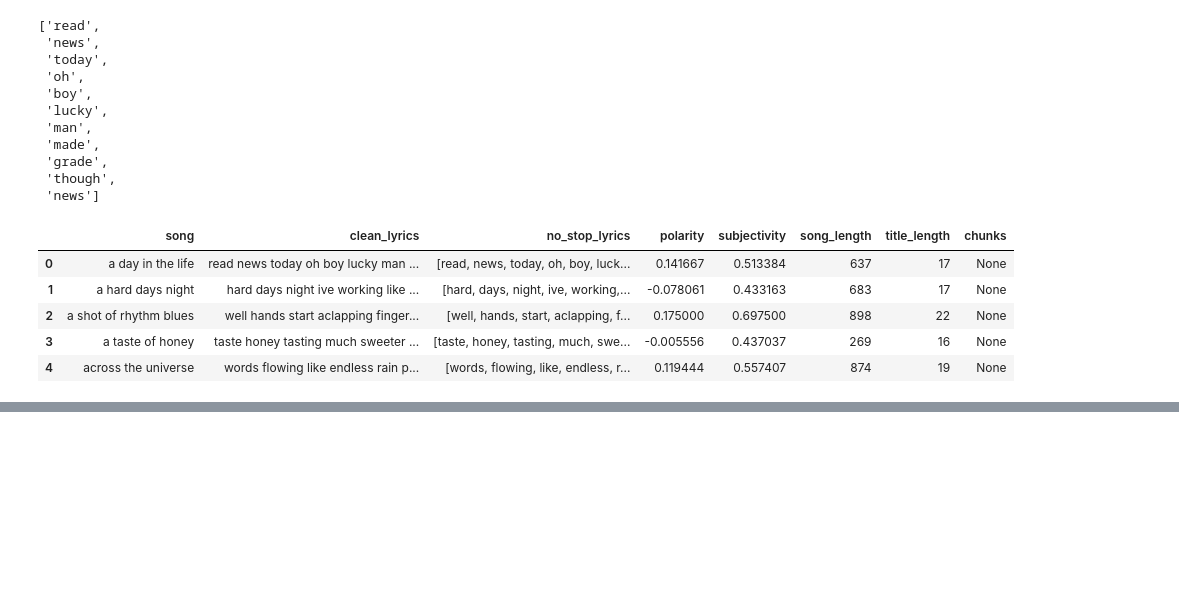
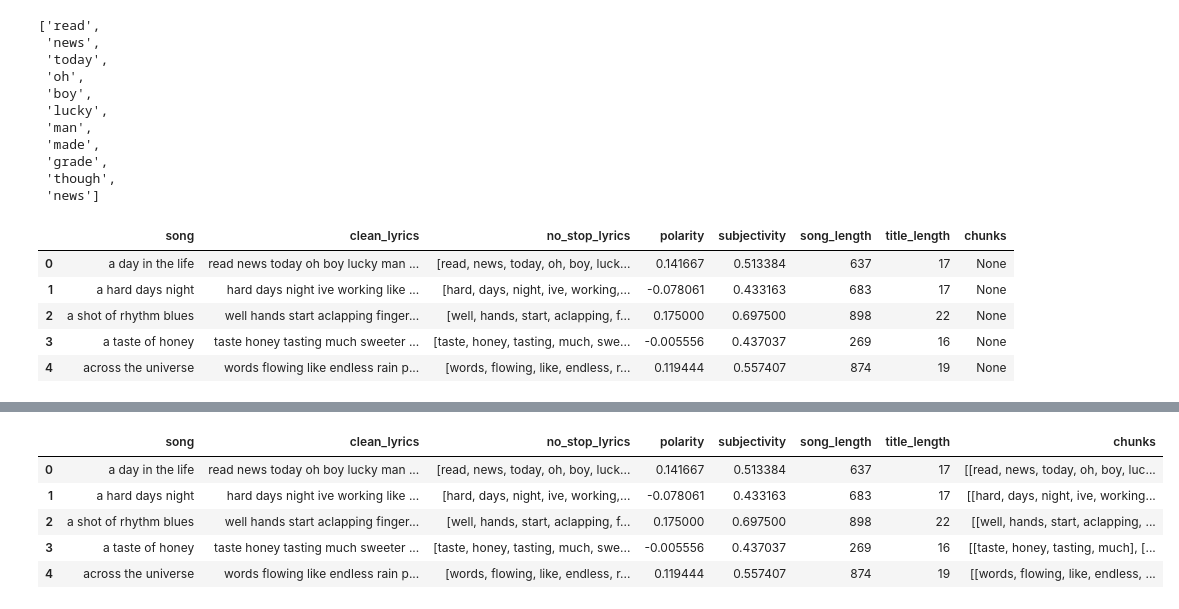
Before and after one commit to ArielJosephCohen/beatles_lyrics_topic_modeling, a Jupyter notebook: data_cleaning.ipynb, the cells around one changed output, grey strips where cells are left out. Drawn from its saved outputs; the diff is of its cells as text; code cells hidden in the pictures; blank space fills up the shorter version.

```diff
--- a/data_cleaning.ipynb
+++ b/data_cleaning.ipynb
@@ -499,0 +540,9 @@ df['chunks']=df.no_stop_lyrics.apply(lambda x: split_text(x))
+# %%
+df.head()
+# %% [output]
+|  | song | clean_lyrics | no_stop_lyrics | polarity | subjectivity | song_length | title_length | chunks |
+| 0 | a day in the life | read news today oh boy lucky man ... | [read, news, today, oh, boy, luck... | 0.141667 | 0.513384 | 637 | 17 | [[read, news, today, oh, boy, luc... |
+| 1 | a hard days night | hard days night ive working like ... | [hard, days, night, ive, working,... | -0.078061 | 0.433163 | 683 | 17 | [[hard, days, night, ive, working... |
+| 2 | a shot of rhythm blues | well hands start aclapping finger... | [well, hands, start, aclapping, f... | 0.175000 | 0.697500 | 898 | 22 | [[well, hands, start, aclapping, ... |
+| 3 | a taste of honey | taste honey tasting much sweeter ... | [taste, honey, tasting, much, swe... | -0.005556 | 0.437037 | 269 | 16 | [[taste, honey, tasting, much], [... |
+| 4 | across the universe | words flowing like endless rain p... | [words, flowing, like, endless, r... | 0.119444 | 0.557407 | 874 | 19 | [[words, flowing, like, endless, ... |
```
Also changed, not shown: parts of 2 cells of this notebook.
